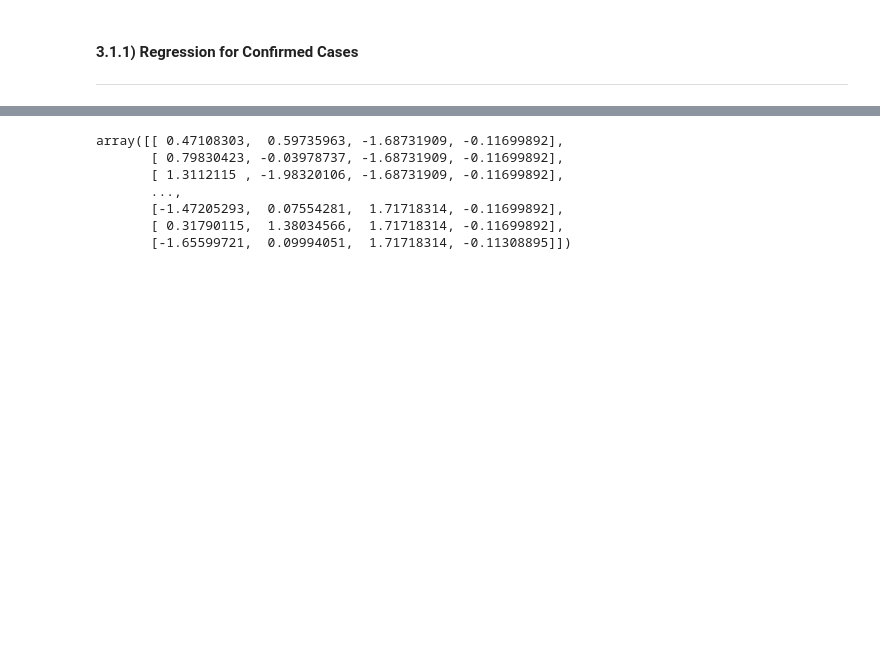
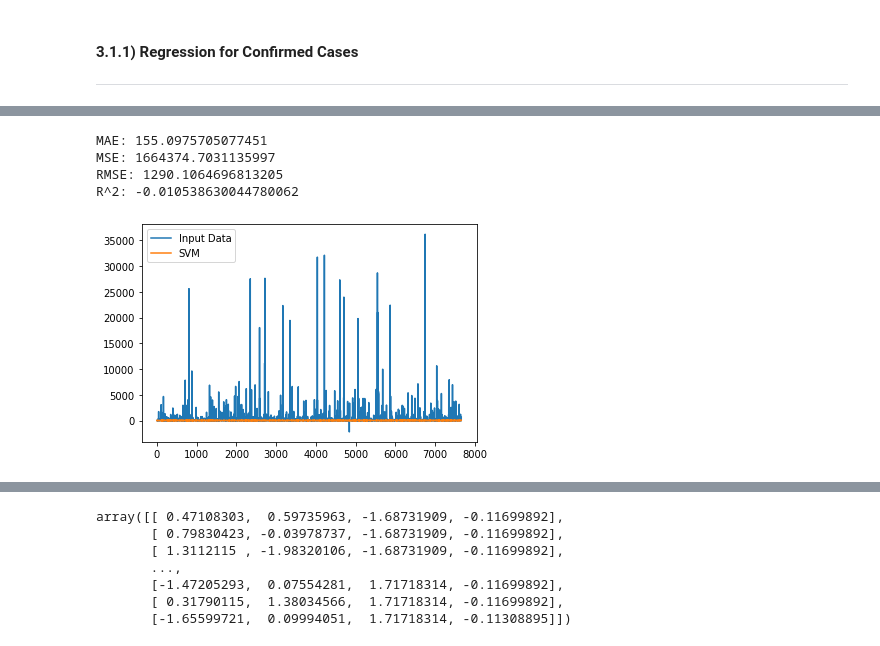
Before and after one commit to EduRibeiro00/CovidForecast-feup-iart, a Jupyter notebook: proj2/covid_analysis_svm.ipynb, the cells around one changed output, grey strips where cells are left out. Saved outputs shown, nothing was run; the diff lists cells and outputs as text; code cells hidden in the pictures; blank space fills up the shorter version.

```diff
--- a/proj2/covid_analysis_svm.ipynb
+++ b/proj2/covid_analysis_svm.ipynb
@@ -135,0 +150,4 @@ df
+# %%
+# get the output for the machine learning algorithm (confirmed cases)
+outputs = df["Confirmed_inc"].values
+outputs
@@ -135,0 +156,10 @@ df
+# %%
+# split the data into training and testing sets
+in_conf_train, in_conf_test, out_conf_train, out_conf_test = split_train_test(inputs, outputs)
+
+# NOTE: actually, the "testing" set will be used for "manual" testing and plotting, while the training set will be
+# further divided in training and testing sets, in order to perform k-fold cross validation.
+# %%
+# create SVM instance, and check the hyper parameters
+svm = SVR()
+svm.get_params()
@@ -135,0 +178,11 @@ df
+# %%
+# do hyper parameter tuning with the SVM, using cross validation
+kernel = ['linear', 'poly', 'rbf']
+c = [0.01, 0.1, 1]
+gamma = [0.01, 0.1, 1]
+epsilon = [0.01, 0.1, 1]
+param_grid = {'C': c, 'gamma' : gamma, 'epsilon': epsilon, 'kernel': kernel}
+
+search = RandomizedSearchCV(svm, param_grid, scoring='neg_mean_squared_error', cv=3, return_train_score=True, n_jobs=-1, n_iter=10, verbose=1)
+svm_estimator = train_model(param_grid, search, in_conf_train, out_conf_train)
+svm_estimator
@@ -135,0 +198,8 @@ df
+# %%
+check_results_test(svm_estimator, in_conf_test, out_conf_test, 'SVM')
+# %% [output]
+MAE: 155.0975705077451
+MSE: 1664374.7031135997
+RMSE: 1290.1064696813205
+R^2: -0.010538630044780062
+[figure, added]
```
Also changed, not shown: parts of 86 cells of this notebook.
